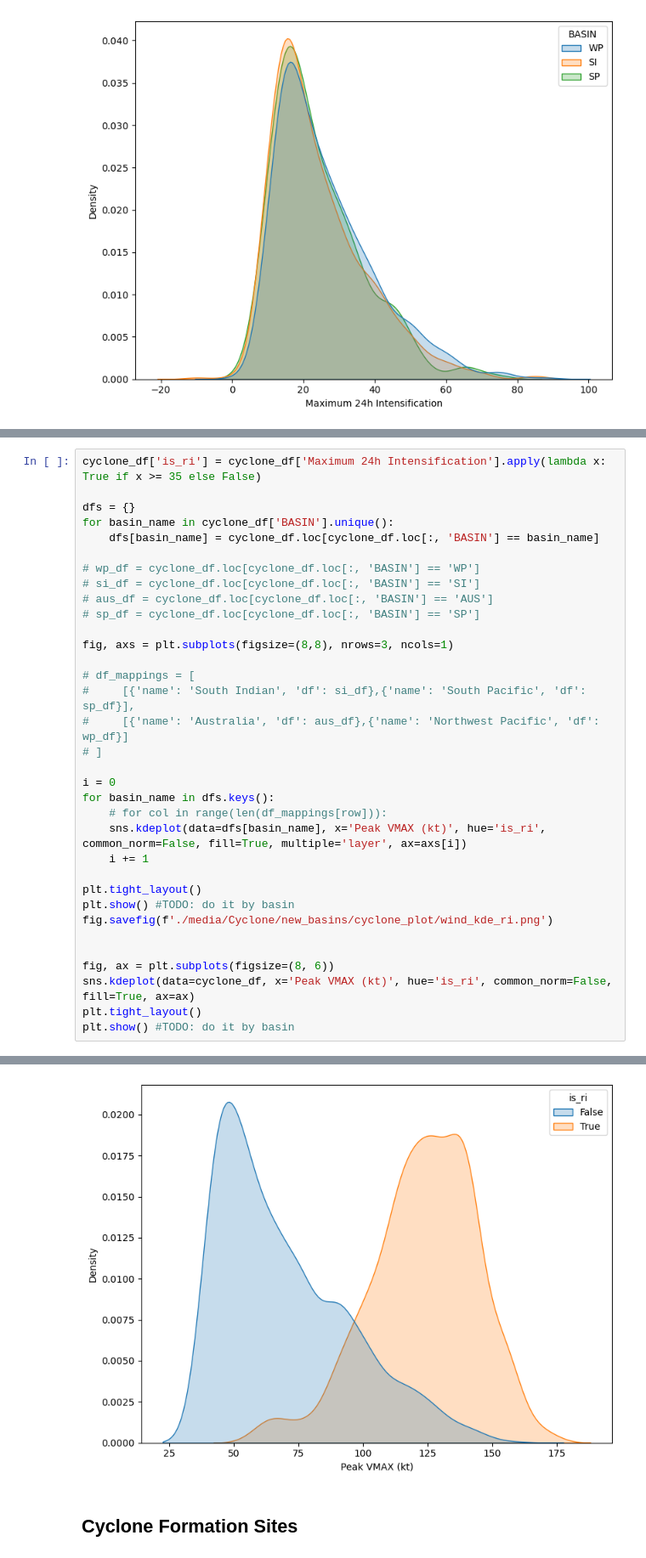
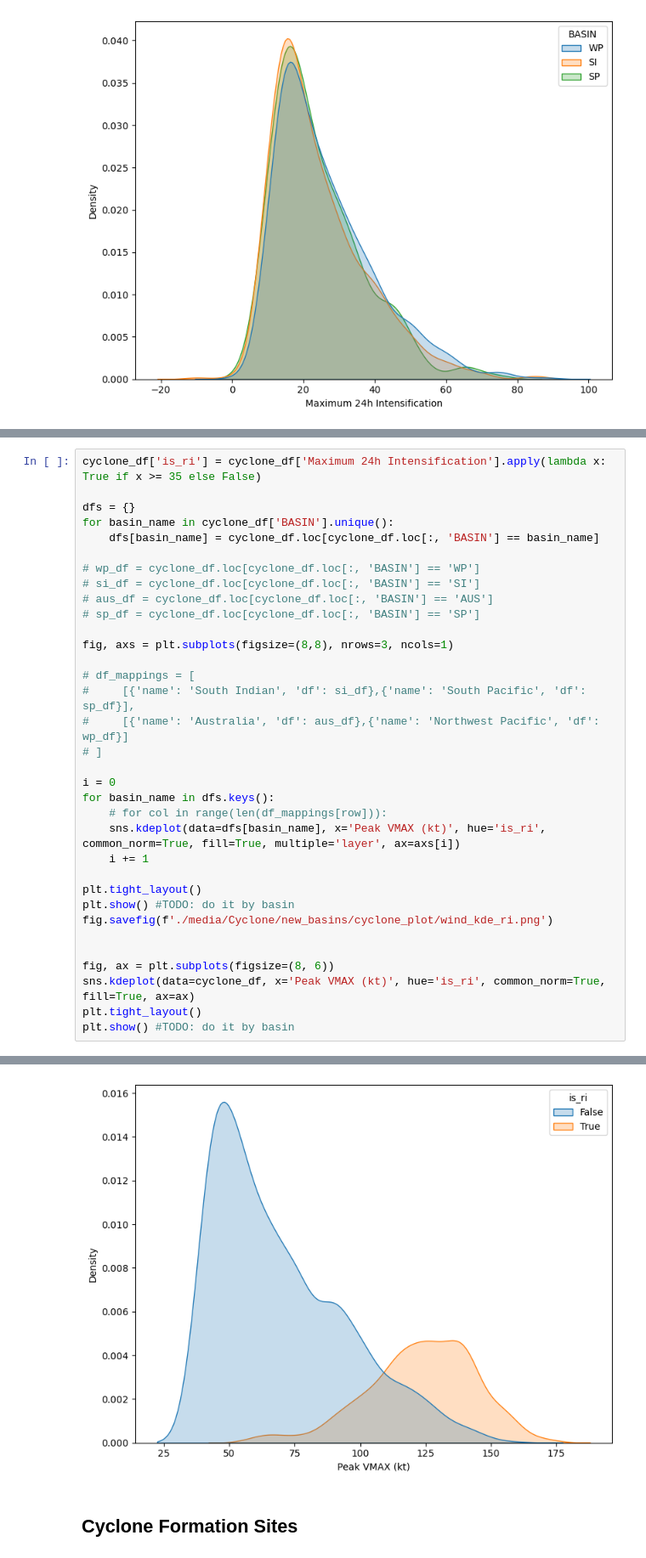
Before and after one commit to sydney-machine-learning/cyclonecategory_GCMs, a Jupyter notebook: Climate Project/albert/notebooks/cyclones.ipynb, the cells around one changed output, grey strips where cells are left out. Shown at 85% size. Cells and saved outputs as stored; diff of their text form.

```diff
--- a/Climate Project/albert/notebooks/cyclones.ipynb
+++ b/Climate Project/albert/notebooks/cyclones.ipynb
@@ -77,7 +122,7 @@ fig, axs = plt.subplots(figsize=(8,8), nrows=3, ncols=1)
 i = 0
 for basin_name in dfs.keys():
     # for col in range(len(df_mappings[row])):
-    sns.kdeplot(data=dfs[basin_name], x='Peak VMAX (kt)', hue='is_ri', common_norm=False, fill=True, multiple='layer', ax=axs[i])
+    sns.kdeplot(data=dfs[basin_name], x='Peak VMAX (kt)', hue='is_ri', common_norm=True, fill=True, multiple='layer', ax=axs[i])
     i += 1
 
 plt.tight_layout()
@@ -86,7 +131,7 @@ fig.savefig(f'./media/Cyclone/new_basins/cyclone_plot/wind_kde_ri.png')
 
 
 fig, ax = plt.subplots(figsize=(8, 6))
-sns.kdeplot(data=cyclone_df, x='Peak VMAX (kt)', hue='is_ri', common_norm=False, fill=True, ax=ax)
+sns.kdeplot(data=cyclone_df, x='Peak VMAX (kt)', hue='is_ri', common_norm=True, fill=True, ax=ax)
 plt.tight_layout()
 plt.show() #TODO: do it by basin
 # %% [output]
@@ -94,4 +139,4 @@ plt.show() #TODO: do it by basin
-[figure, old version]
+[figure, new version]
 # %% [markdown]
 ## Cyclone Formation Sites
 # %%
```
Also changed, not shown: parts of 8 cells of this notebook, 5 other files.
